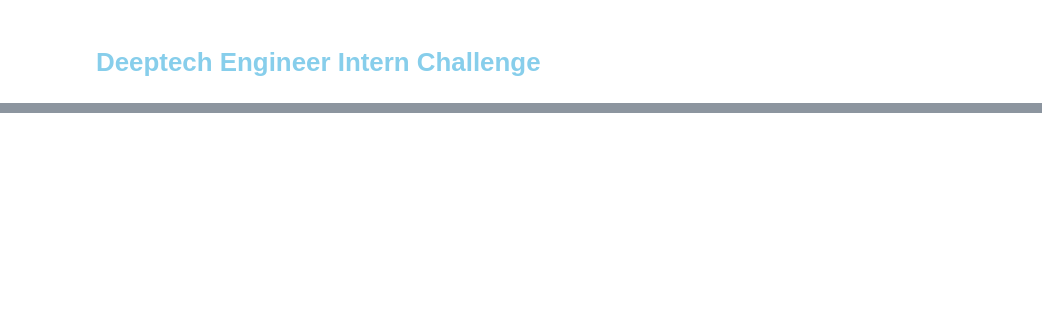
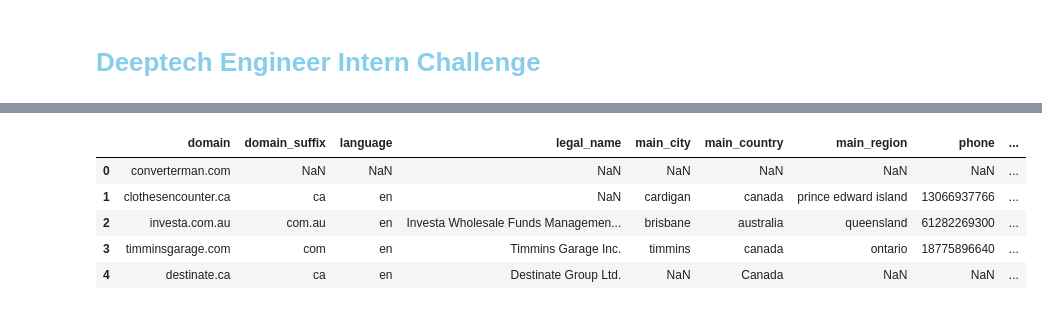
Before and after one commit to marius2347/Datasets-Join-for-Deeptech-Engineer-Intern-Challenge-in-Python, a Jupyter notebook: challenge.ipynb, the cells around one changed output, grey strips where cells are left out. Drawn from its saved outputs; the diff is of its cells as text; code cells hidden in the pictures; blank space fills up the shorter version.

```diff
--- a/challenge.ipynb
+++ b/challenge.ipynb
@@ -74,0 +75,11 @@ Similar Columns: name, name, site_name
+# %%
+# modify root_domain with doman in website dataset
+website_dataset.rename(columns = {'root_domain': 'domain'}, inplace = True)
+website_dataset.head(5)
+# %% [output]
+|  | domain | domain_suffix | language | legal_name | main_city | main_country | main_region | phone | ... |
+| 0 | converterman.com | NaN | NaN | NaN | NaN | NaN | NaN | NaN | ... |
+| 1 | clothesencounter.ca | ca | en | NaN | cardigan | canada | prince edward island | 13066937766 | ... |
+| 2 | investa.com.au | com.au | en | Investa Wholesale Funds Managemen... | brisbane | australia | queensland | 61282269300 | ... |
+| 3 | timminsgarage.com | com | en | Timmins Garage Inc. | timmins | canada | ontario | 18775896640 | ... |
+| 4 | destinate.ca | ca | en | Destinate Group Ltd. | NaN | Canada | NaN | NaN | ... |
```
Also changed, not shown: parts of 17 cells of this notebook.
